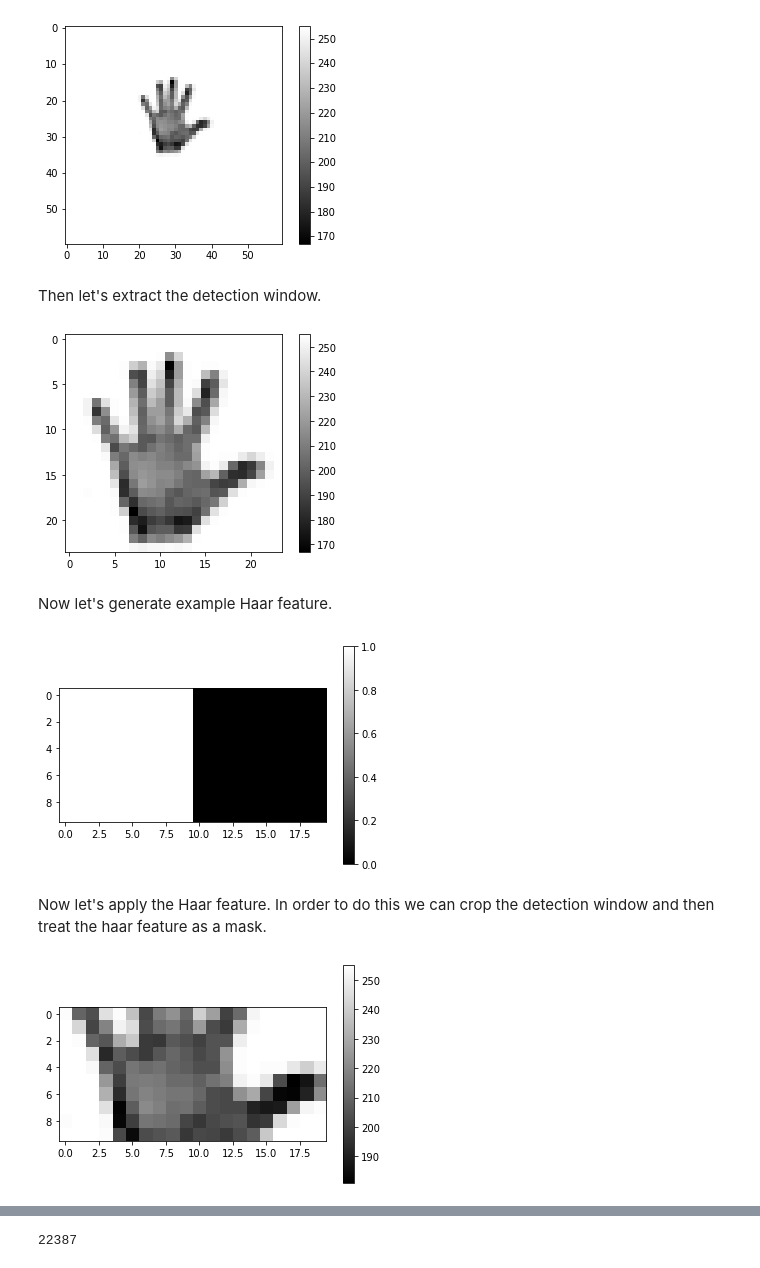
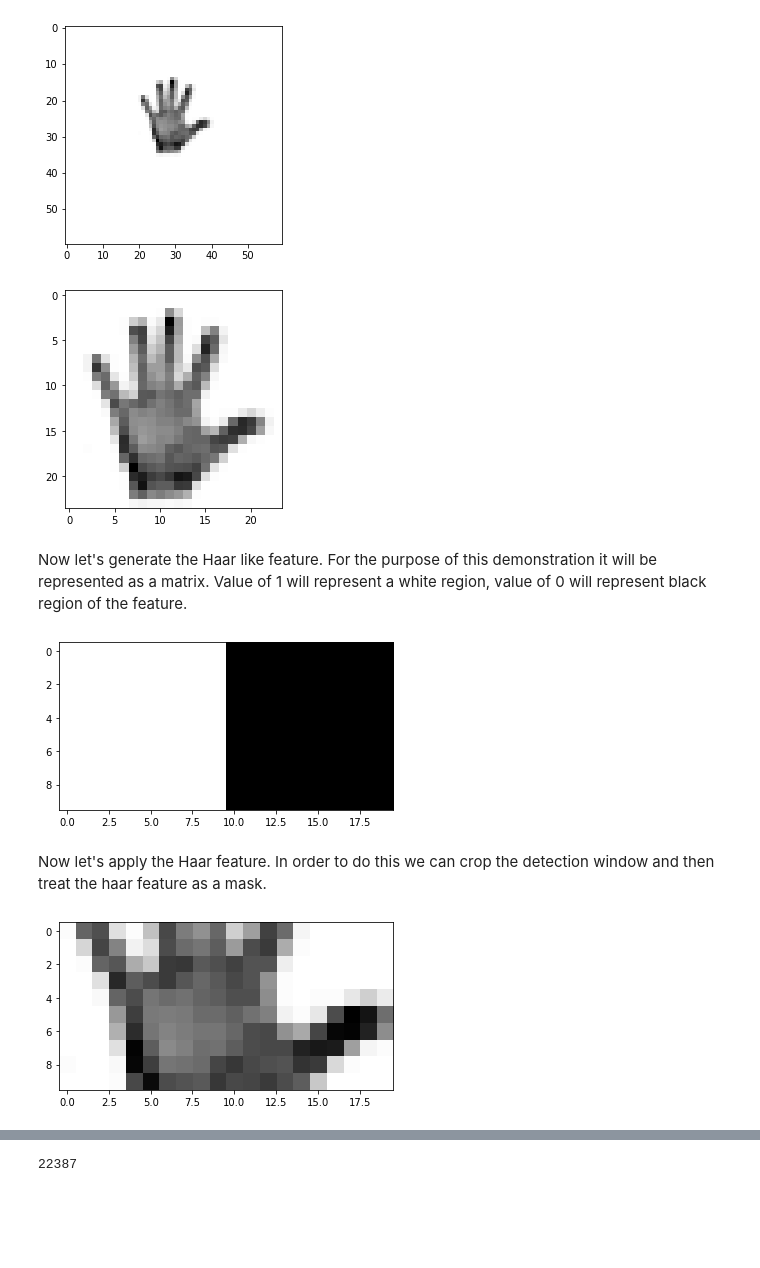
Before and after one commit to Bill2462/Viola-Jones, a Jupyter notebook: Hand Detection Using Viola Jones Algorithm.ipynb, the cells around one changed output, grey strips where cells are left out. Cells and saved outputs as stored; diff of their text form; code cells hidden in the pictures; blank space fills up the shorter version.

```diff
--- a/Hand Detection Using Viola Jones Algorithm.ipynb
+++ b/Hand Detection Using Viola Jones Algorithm.ipynb
@@ -21,60 +23,46 @@ First we have to load the image and scale it down.
 # %%
+from ViolaJones.plot import showImage
 import cv2
-import matplotlib.pyplot as plt
 
 img = cv2.imread('testImage.jpg')
 img = cv2.cvtColor(img, cv2.COLOR_BGR2GRAY)
 img = cv2.resize(img, (60, 60), interpolation = cv2.INTER_AREA)
 
-plt.imshow(img ,cmap='gray')
-plt.colorbar()
-plt.show()
+showImage(img)
 # %% [output]
-[figure, old version]
+[figure, new version]
-# %% [markdown]
-Then let's extract the detection window.
 # %%
-import numpy as np
-
-def cropImage(img, x, y, width, height):
-    return np.array(img[y:y+height, x:x+width])
+from ViolaJones.dataset import cropImage
 
 pos = (18, 12)
 size = (24, 24)
 cropImg = cropImage(img, pos[0], pos[1], size[0], size[1])
 
-plt.imshow(cropImg ,cmap='gray')
-plt.colorbar()
-plt.show()
+showImage(cropImg)
 # %% [output]
-[figure, old version]
+[figure, new version]
-# %% [markdown]
-Now let's generate example Haar feature.
+# %% [markdown]
+Now let's generate the Haar like feature. For the purpose of this demonstration it will be represented as a matrix. Value of 1 will represent a white region, value of 0 will represent black region of the feature.
 # %%
 import numpy as np
 
+#generate example haar feature
 def genHaarMagic(size):
     haar = np.ones(size)
     for x in range(0, size[0]):
         for y in range(int(size[1]/2), size[1]):
             haar[x][y] = 0
-
     return haar
 
 haar = genHaarMagic((10, 20))
-plt.imshow(haar ,cmap='gray')
-plt.colorbar()
-plt.show()
+showImage(haar)
 # %% [output]
-[figure, old version]
+[figure, new version]
 # %% [markdown]
 Now let's apply the Haar feature. In order to do this we can crop the detection window and then treat the haar feature as a mask.
 # %%
 size = (haar.shape[1], haar.shape[0]) # rows and then columns DOUH!
 areaUnderHaar = cropImage(cropImg, 2, 9, size[0], size[1])
+showImage(areaUnderHaar)
+# %% [output]
+[figure, added]
-# %%
-plt.imshow(areaUnderHaar, cmap='gray')
-plt.colorbar()
-plt.show()
-# %% [output]
-[figure, removed]
```
Also changed, not shown: parts of 91 cells of this notebook, 8 other files.
